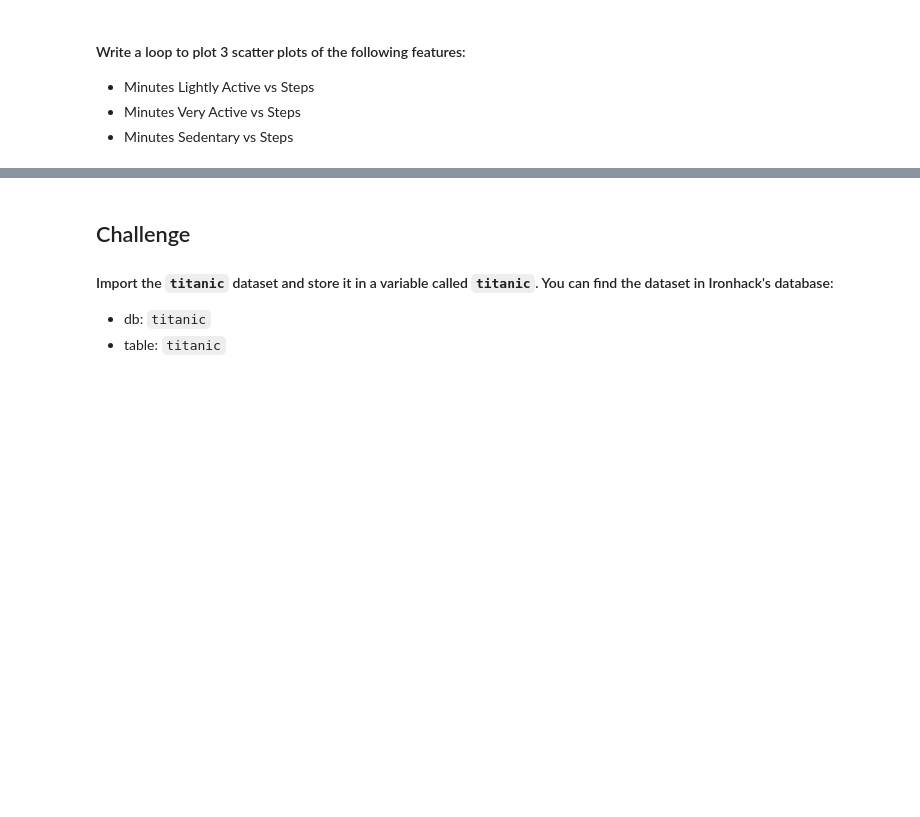
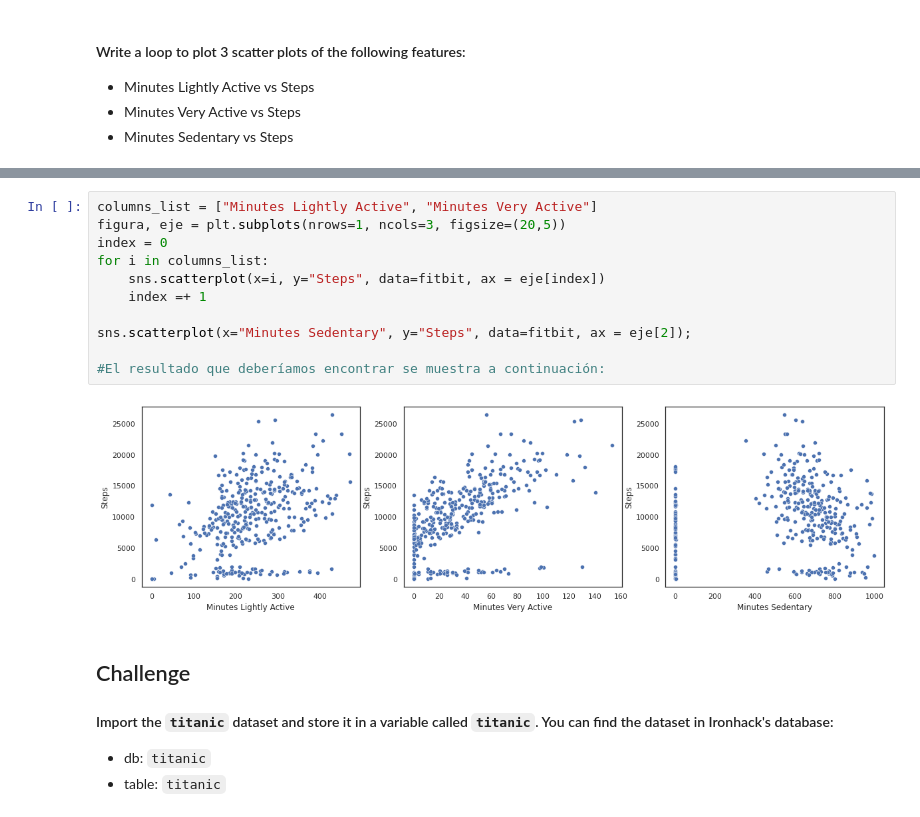
Before and after one commit to Ironhack-Data-Madrid-Enero-2022/lab-matplotlib-seaborn, a Jupyter notebook: your-code/main.ipynb, the cells around one changed output, grey strips where cells are left out. Saved outputs shown, nothing was run; the diff lists cells and outputs as text; blank space fills up the shorter version.

```diff
--- a/your-code/main.ipynb
+++ b/your-code/main.ipynb
@@ -43,3 +107,16 @@ How the average number of steps change by month. Use the appropriate visualizati
+# %%
+columns_list = ["Minutes Lightly Active", "Minutes Very Active"]
+figura, eje = plt.subplots(nrows=1, ncols=3, figsize=(20,5))
+index = 0
+for i in columns_list:
+    sns.scatterplot(x=i, y="Steps", data=fitbit, ax = eje[index])
+    index =+ 1
+
+sns.scatterplot(x="Minutes Sedentary", y="Steps", data=fitbit, ax = eje[2]);
+
+#El resultado que deberíamos encontrar se muestra a continuación:
+# %% [output]
+[figure, added]
 # %% [markdown]
 ## Challenge
 
```
Also changed, not shown: parts of 62 cells of this notebook, 2 other files.
